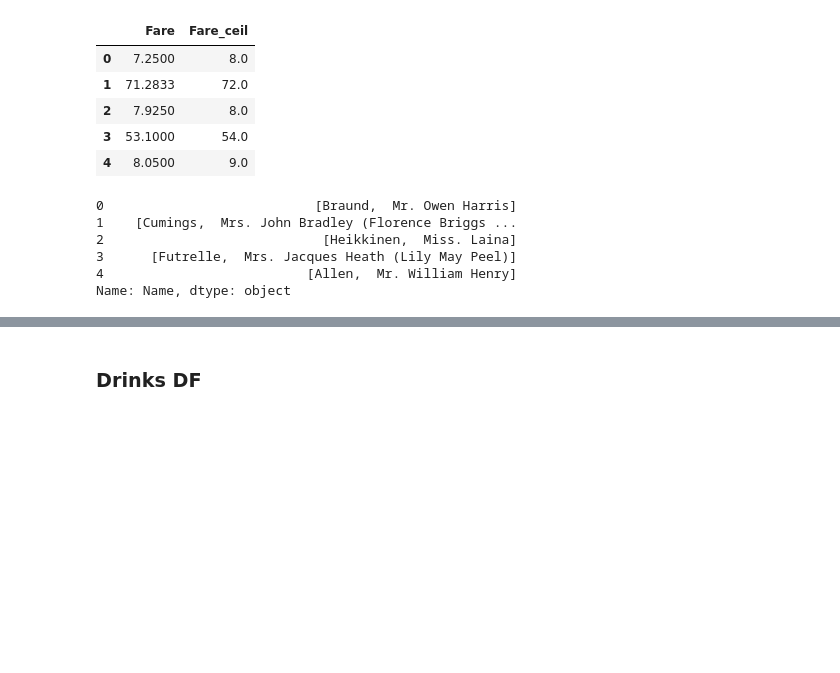
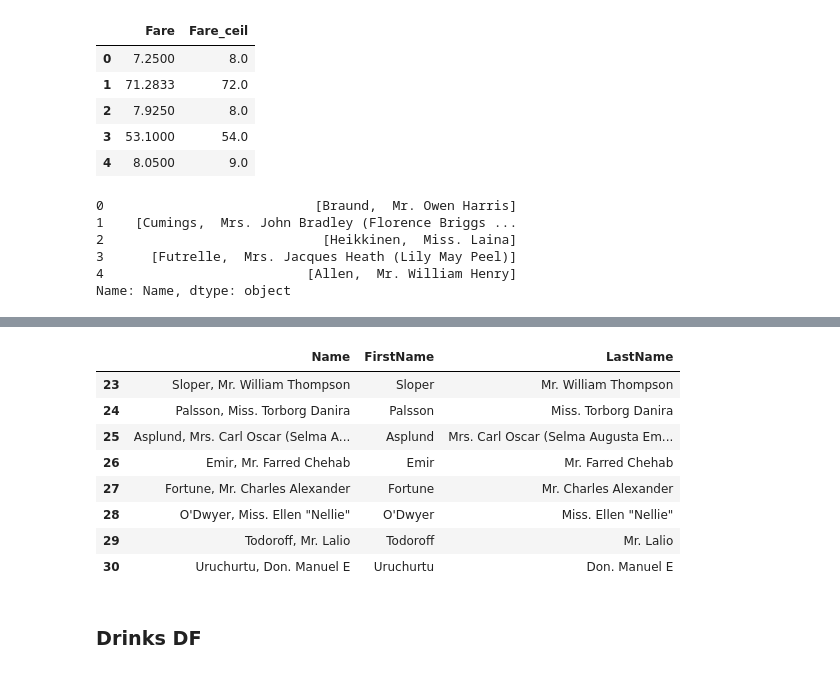
Before and after one commit to Hamzakhalidcs/Notebooks, a Jupyter notebook: map, apply, apply map .ipynb, the cells around one changed output, grey strips where cells are left out. Cells and saved outputs as stored; diff of their text form; code cells hidden in the pictures; blank space fills up the shorter version.

```diff
--- a/map, apply, apply map .ipynb
+++ b/map, apply, apply map .ipynb
@@ -207,0 +290,2 @@ train["last_name"] = train["Name_list"].str[1]
+# %%
+train["LastName"] = train["Names"].str[1]
@@ -214,3 +307,7 @@ train["first_name_fun"] = train["Name"].str.split(',').apply(get_element, positi
 # %%
 # same work using lambda function
 train["first_name_lambda"] = train.Name.str.split(',').apply(lambda x:x[0]).head()
+# %%
+train["FirstName_lambda"] = train["Name"].str.split(',').apply(lambda x:x[0])
+# %%
+train["firstNametest1"] = train["Names"].str[0]
@@ -228,3 +342,18 @@ train["First_Name"] = train["Name"].str.split(',').apply(lambda x:x[0])
+# %%
+train["FirstName"] = train["Name"].str.split(',').apply(lambda x:x[0])
+train["LastName"] = train["Name"].str.split(',').apply(lambda x:x[1])
+# %%
+train[["Name", "FirstName", "LastName"]][23:31]
+# %% [output]
+|  | Name | FirstName | LastName |
+| 23 | Sloper, Mr. William Thompson | Sloper | Mr. William Thompson |
+| 24 | Palsson, Miss. Torborg Danira | Palsson | Miss. Torborg Danira |
+| 25 | Asplund, Mrs. Carl Oscar (Selma A... | Asplund | Mrs. Carl Oscar (Selma Augusta Em... |
+| 26 | Emir, Mr. Farred Chehab | Emir | Mr. Farred Chehab |
+| 27 | Fortune, Mr. Charles Alexander | Fortune | Mr. Charles Alexander |
+| 28 | O'Dwyer, Miss. Ellen "Nellie" | O'Dwyer | Miss. Ellen "Nellie" |
+| 29 | Todoroff, Mr. Lalio | Todoroff | Mr. Lalio |
+| 30 | Uruchurtu, Don. Manuel E | Uruchurtu | Don. Manuel E |
 # %% [markdown]
 ### Drinks DF
 # %%
```
Also changed, not shown: parts of 12 cells of this notebook, 22 other files.
